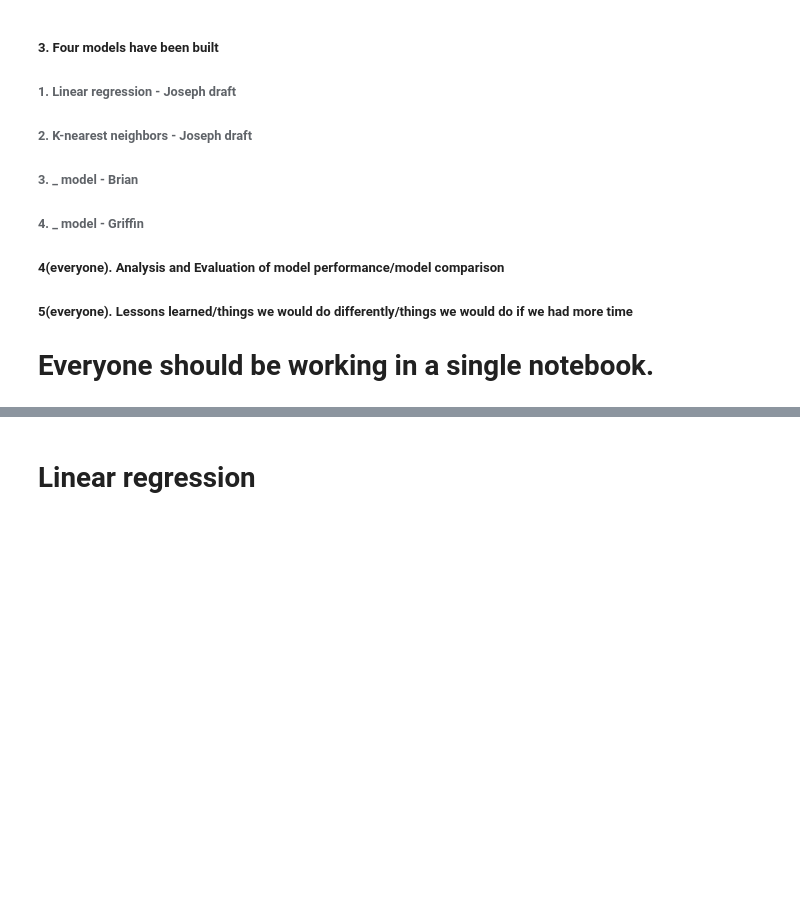
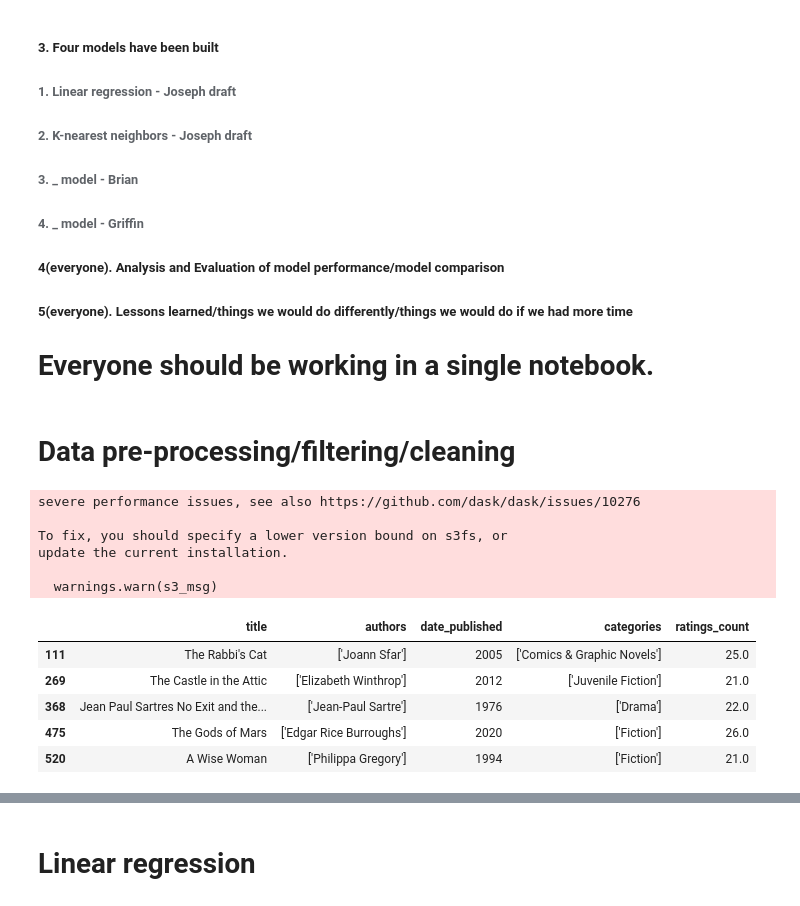
Before and after one commit to joembarron/cap_4770_group_project, a Jupyter notebook: Book Rating Predictions.ipynb, the cells around one changed output, grey strips where cells are left out. Saved outputs shown, nothing was run; the diff lists cells and outputs as text; code cells hidden in the pictures; blank space fills up the shorter version.

```diff
--- a/Book Rating Predictions.ipynb
+++ b/Book Rating Predictions.ipynb
@@ -19,6 +19,8 @@
 ##### 5(everyone). Lessons learned/things we would do differently/things we would do if we had more time
 
 # Everyone should be working in a single notebook.
+# %% [markdown]
+# Data pre-processing/filtering/cleaning
 # %%
 import re
 
@@ -34,14 +39,28 @@ from sklearn.preprocessing import OneHotEncoder
 books_file_path = 's3://cap4770-2024summer12/books_data.csv'
 book_ratings_path = 's3://cap4770-2024summer12/Books_rating.csv'
 # %%
-books = pd.read_csv(books_file_path, usecols=["Title", "publishedDate"])
+books = pd.read_csv(books_file_path, usecols=["Title", "authors", "categories", "ratingsCount", "publishedDate"])
+books.rename(columns={'Title': 'title', 'publishedDate': 'date_published', 'ratingsCount': 'ratings_count'}, inplace=True)
+
+books["date_published"] = books["date_published"].str.strip()
+books["date_published"] = books["date_published"].apply(lambda x: None if re.search(r'\d{4}', str(x)) is None else re.search(r'\d{4}', str(x)).group(0))
 books = books.dropna()
 
-books["publishedDate"] = books["publishedDate"].str.strip()
-books["publishedDate"] = books["publishedDate"].apply(lambda x: None if re.search(r'\d{4}', str(x)) is None else re.search(r'\d{4}', str(x)).group(0))
+books['date_published'] = books['date_published'].astype(int)
+books = books[books["ratings_count"] >= 20]
 
-books = books.dropna()
-
-books.rename(columns={'Title': 'title', 'publishedDate': 'date_published'}, inplace=True)
-books['date_published'] = books['date_published'].astype(int)
+books.head(5)
+# %% [output]
+severe performance issues, see also https://github.com/dask/dask/issues/10276
+
+To fix, you should specify a lower version bound on s3fs, or
+update the current installation.
+
+  warnings.warn(s3_msg)
+|  | title | authors | date_published | categories | ratings_count |
+| 111 | The Rabbi's Cat | ['Joann Sfar'] | 2005 | ['Comics & Graphic Novels'] | 25.0 |
+| 269 | The Castle in the Attic | ['Elizabeth Winthrop'] | 2012 | ['Juvenile Fiction'] | 21.0 |
+| 368 | Jean Paul Sartres No Exit and the... | ['Jean-Paul Sartre'] | 1976 | ['Drama'] | 22.0 |
+| 475 | The Gods of Mars | ['Edgar Rice Burroughs'] | 2020 | ['Fiction'] | 26.0 |
+| 520 | A Wise Woman | ['Philippa Gregory'] | 1994 | ['Fiction'] | 21.0 |
 # %%
```
Also changed, not shown: parts of 24 cells of this notebook.
